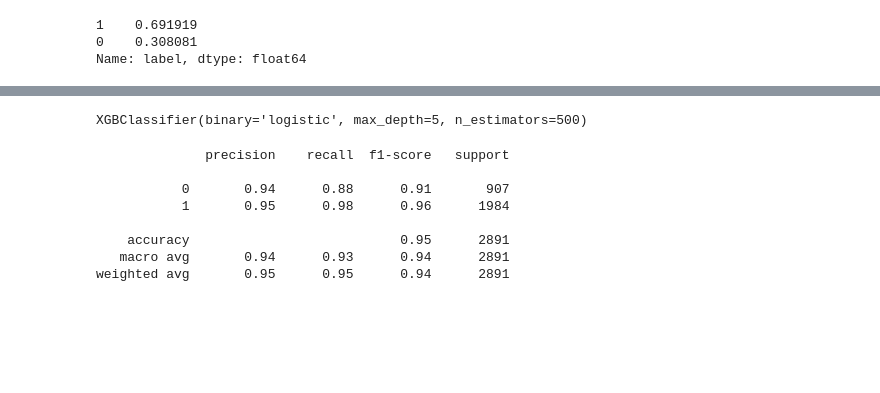
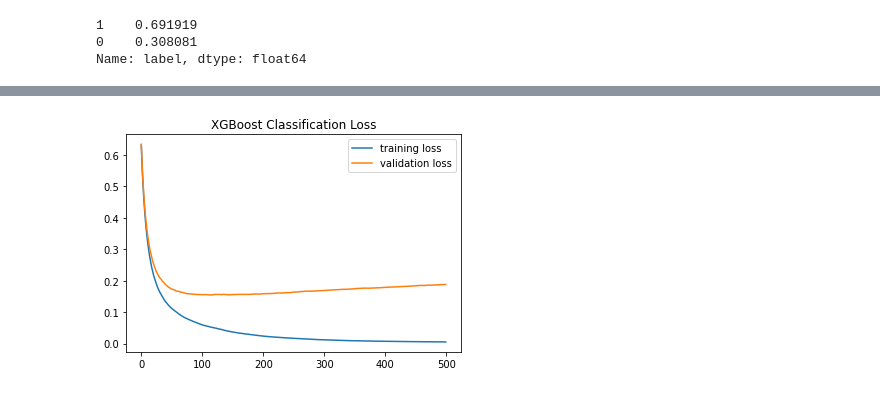
Before and after one commit to DkMaria/Fake-News-Detection, a Jupyter notebook: kge1401.ipynb, the cells around one changed output, grey strips where cells are left out. Cells and saved outputs as stored; diff of their text form; code cells hidden in the pictures; blank space fills up the shorter version.

```diff
--- a/kge1401.ipynb
+++ b/kge1401.ipynb
@@ -274,6 +225,3 @@ X_test_clf = model.get_embeddings(X1_test)
 # %%
-from xgboost import XGBClassifier
-
+# XGB classifier
 clf_model = XGBClassifier(n_estimators=500, max_depth=5, binary="logistic")
-
-clf_model.fit(X_train_clf,y1_train)
@@ -314,24 +228,18 @@ model1.fit(X_train)
-# %%
-X_train_clf = model1.get_embeddings(X1_train)
-X_test_clf = model1.get_embeddings(X1_test)
-# %%
-from xgboost import XGBClassifier
-
-clf_model = XGBClassifier(n_estimators=500, max_depth=5, binary="logistic")
-
-clf_model.fit(X_train_clf,y1_train)
-# %% [output]
-XGBClassifier(binary='logistic', max_depth=5, n_estimators=500)
-# %%
-from sklearn.metrics import classification_report, accuracy_score
-
-print(classification_report(y1_test,  clf_model.predict(X_test_clf)))
-# %% [output]
-              precision    recall  f1-score   support
-
-           0       0.94      0.88      0.91       907
-           1       0.95      0.98      0.96      1984
-
-    accuracy                           0.95      2891
-   macro avg       0.94      0.93      0.94      2891
-weighted avg       0.95      0.95      0.94      2891
+# %%
+eval_set = [(X_train_clf, y1_train),(X_val_clf,y_val)]
+clf_model.fit(X_train_clf,y1_train, eval_metric=['error','logloss'], eval_set=eval_set)
+# %%
+from matplotlib import pyplot
+# retrieve performance metrics
+results = clf_model.evals_result()
+
+# plot learning curves
+pyplot.plot(results['validation_0']['logloss'], label='training loss')
+pyplot.plot(results['validation_1']['logloss'], label='validation loss')
+# show the legend
+pyplot.legend()
+pyplot.title('XGBoost Classification Loss')
+# show the plot
+pyplot.show()
+# %% [output]
+[figure, added]
```
Also changed, not shown: parts of 28 cells of this notebook.
